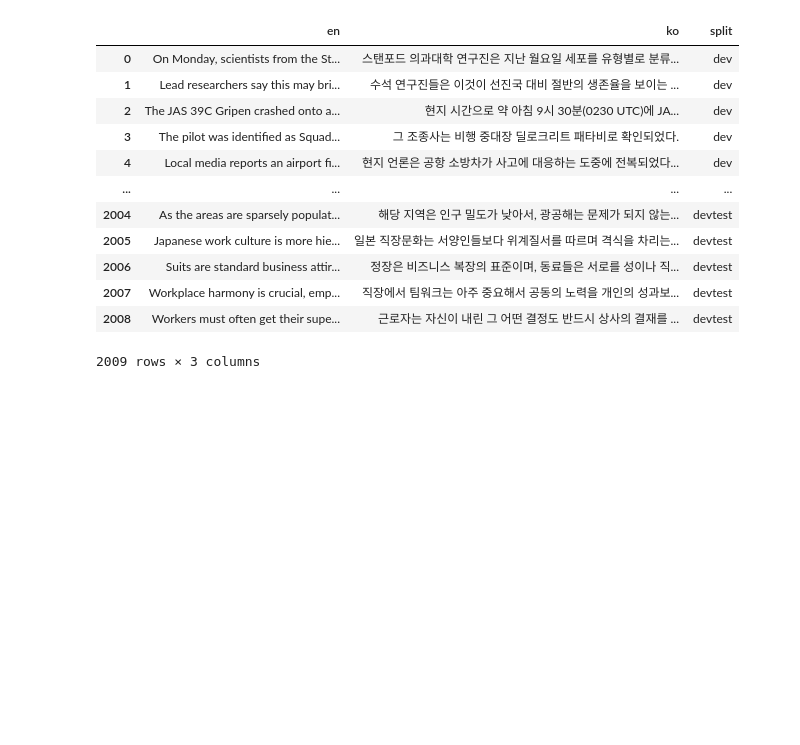
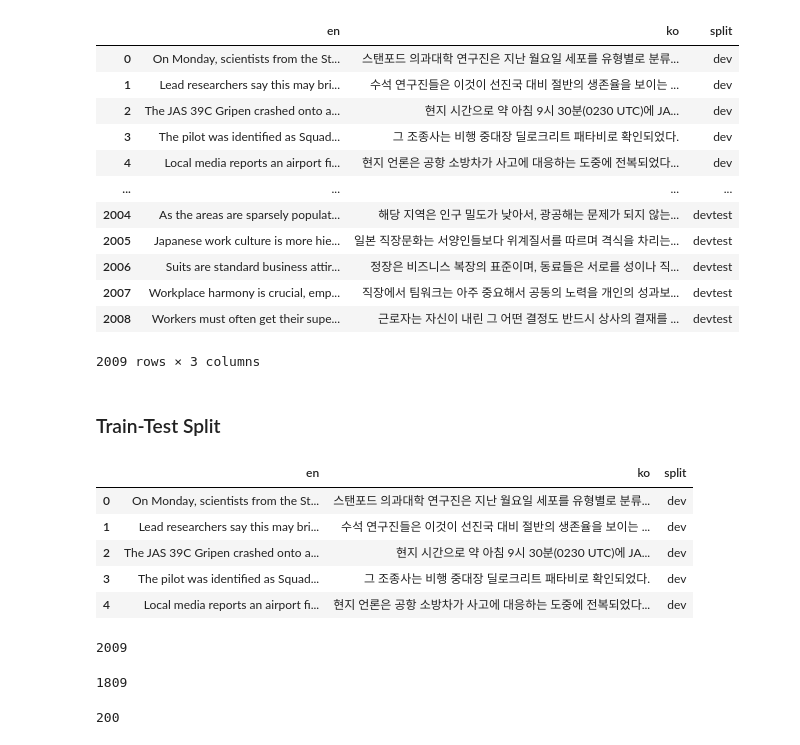
Before and after one commit to TrainToGPB/slm-mmt-exp, a Jupyter notebook: translation_datasets/koen/flores/flores200_dataset_integration_and_preprocessing.ipynb, the cells around one changed output. Cells and saved outputs as stored; diff of their text form; code cells hidden in the pictures; blank space fills up the shorter version.

```diff
--- a/translation_datasets/koen/flores_101/flores200_dataset_integration_and_preprocessing.ipynb
+++ b/translation_datasets/koen/flores/flores200_dataset_integration_and_preprocessing.ipynb
@@ -133,3 +133,5 @@ flores200_total
 2009 rows × 3 columns
 # %%
 flores200_total.to_csv('./total_flores200.csv', index=False)
+# %% [markdown]
+### Train-Test Split
@@ -135,0 +141,18 @@ flores200_total.to_csv('./total_flores200.csv', index=False)
+# %%
+total = pd.read_csv('./total_flores200.csv')
+display(total.head())
+display(len(total))
+# %% [output]
+|  | en | ko | split |
+| 0 | On Monday, scientists from the St... | 스탠포드 의과대학 연구진은 지난 월요일 세포를 유형별로 분류... | dev |
+| 1 | Lead researchers say this may bri... | 수석 연구진들은 이것이 선진국 대비 절반의 생존율을 보이는 ... | dev |
+| 2 | The JAS 39C Gripen crashed onto a... | 현지 시간으로 약 아침 9시 30분(0230 UTC)에 JA... | dev |
+| 3 | The pilot was identified as Squad... | 그 조종사는 비행 중대장 딜로크리트 패타비로 확인되었다. | dev |
+| 4 | Local media reports an airport fi... | 현지 언론은 공항 소방차가 사고에 대응하는 도중에 전복되었다... | dev |
+2009
+# %%
+train, valid = train_test_split(total, test_size=200, random_state=42)
+display(len(train), len(valid))
+# %% [output]
+1809
+200
```
Also changed, not shown: parts of 2 cells of this notebook, 1 other file.
